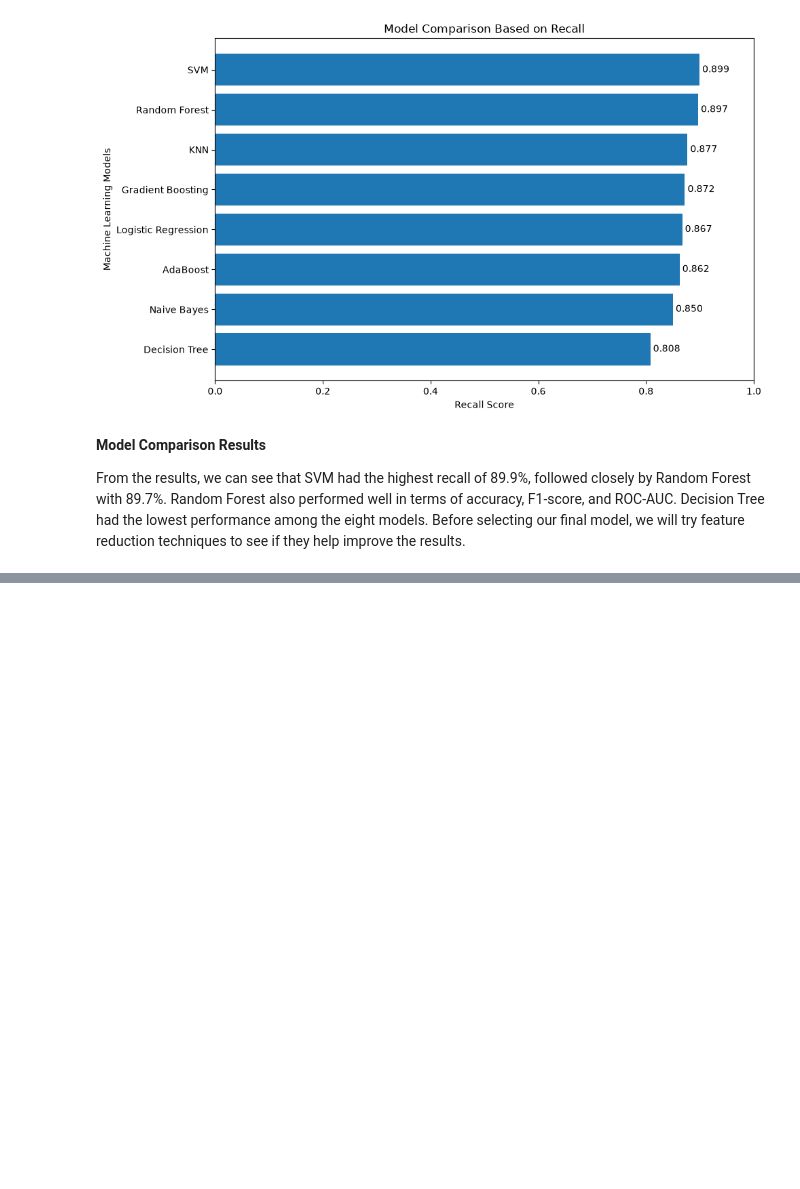
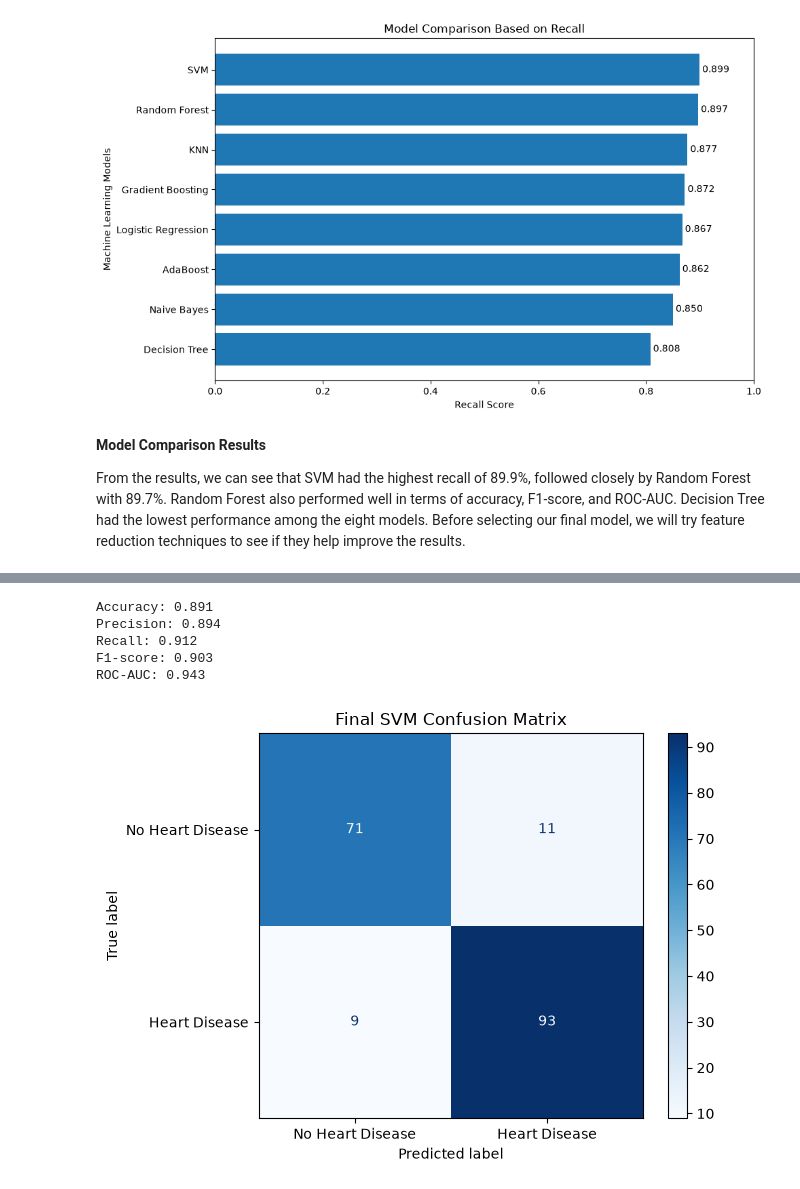
Before and after one commit to gautam-jenis/heart-disease-prediction, a Jupyter notebook: heart_disease_project.ipynb, the cells around one changed output, grey strips where cells are left out. Saved outputs shown, nothing was run; the diff lists cells and outputs as text; code cells hidden in the pictures; blank space fills up the shorter version.

```diff
--- a/heart_disease_project.ipynb
+++ b/heart_disease_project.ipynb
@@ -497,0 +589,16 @@ From the results, we can see that SVM had the highest recall of 89.9%, followed
+# %%
+from sklearn.preprocessing import FunctionTransformer
+
+def clean_zeros(data):
+    data = data.copy()
+    data[["Cholesterol", "RestingBP"]] = data[
+        ["Cholesterol", "RestingBP"]
+    ].replace(0, np.nan)
+    return data
+
+cleaning_transformer = FunctionTransformer(
+    clean_zeros,
+    validate=False
+)
+
+cleaning_transformer.transform(X_train).head()
@@ -497,0 +767,35 @@ From the results, we can see that SVM had the highest recall of 89.9%, followed
+# %%
+from sklearn.metrics import accuracy_score, precision_score, recall_score
+from sklearn.metrics import f1_score, roc_auc_score, confusion_matrix
+from sklearn.metrics import ConfusionMatrixDisplay
+
+final_model = svm_search.best_estimator_
+
+y_pred = final_model.predict(X_test)
+y_scores = final_model.decision_function(X_test)
+
+print("Accuracy:", round(accuracy_score(y_test, y_pred), 3))
+print("Precision:", round(precision_score(y_test, y_pred), 3))
+print("Recall:", round(recall_score(y_test, y_pred), 3))
+print("F1-score:", round(f1_score(y_test, y_pred), 3))
+print("ROC-AUC:", round(roc_auc_score(y_test, y_scores), 3))
+# %% [output]
+Accuracy: 0.891
+Precision: 0.894
+Recall: 0.912
+F1-score: 0.903
+ROC-AUC: 0.943
+# %%
+cm = confusion_matrix(y_test, y_pred)
+
+display = ConfusionMatrixDisplay(
+    confusion_matrix=cm,
+    display_labels=["No Heart Disease", "Heart Disease"]
+)
+
+display.plot(cmap="Blues", values_format="d")
+plt.title("Final SVM Confusion Matrix")
+plt.tight_layout()
+plt.show()
+# %% [output]
+[figure, added]
```
Also changed, not shown: parts of 21 cells of this notebook.
